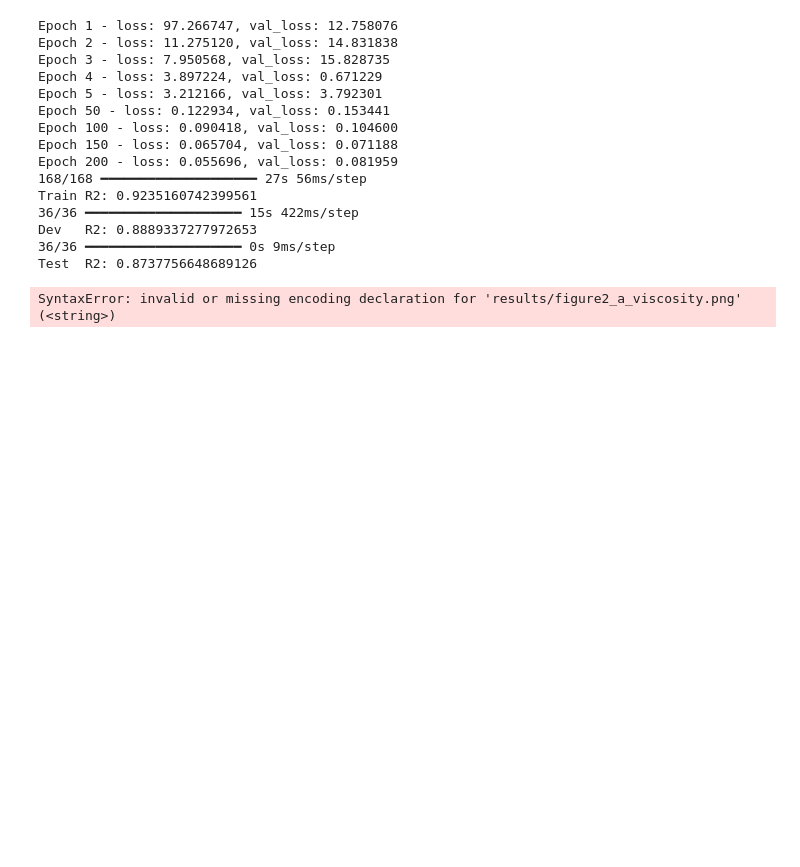
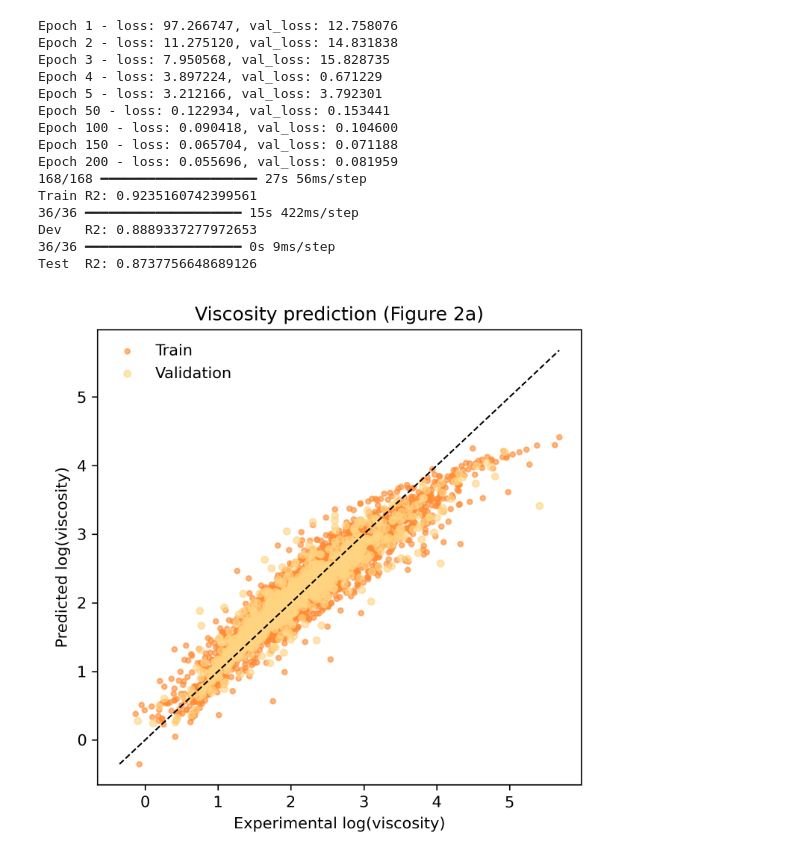
Before and after one commit to goalheart/ionic-mpnn, a Jupyter notebook: Main.ipynb, the cells around one changed output. Cells and saved outputs as stored; diff of their text form; code cells hidden in the pictures; blank space fills up the shorter version.

```diff
--- a/Main.ipynb
+++ b/Main.ipynb
@@ -389,5 +389,8 @@ Dev   R2: 0.8889337277972653
 36/36 ━━━━━━━━━━━━━━━━━━━━ 0s 9ms/step
 Test  R2: 0.8737756648689126
 # %%
+from IPython.display import Image, display
+
+display(Image(filename="./results/figure2_a_viscosity.png"))
 # %% [output]
-SyntaxError: invalid or missing encoding declaration for 'results/figure2_a_viscosity.png' (<string>)
+[figure, added]
```
Also changed, not shown: parts of 7 cells of this notebook, 1 other file.
